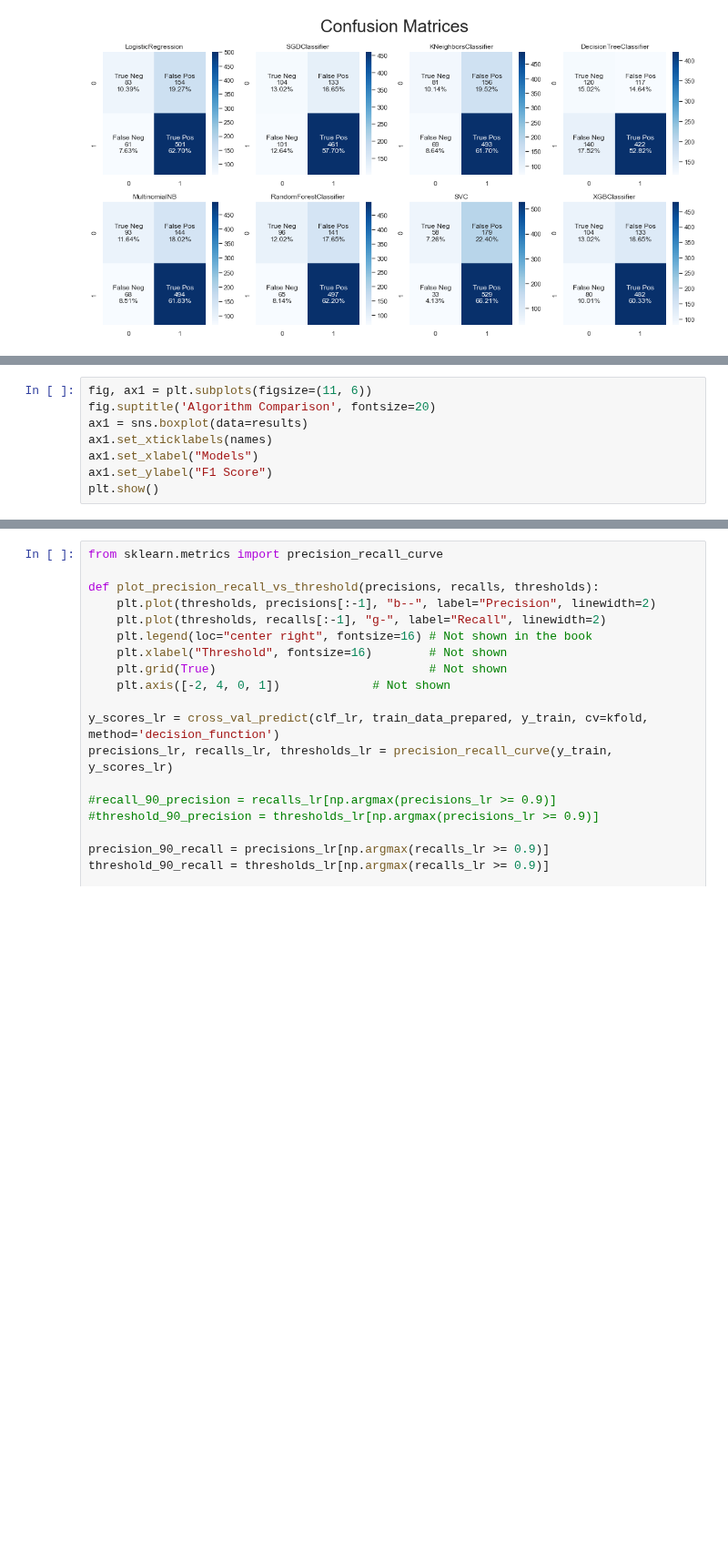
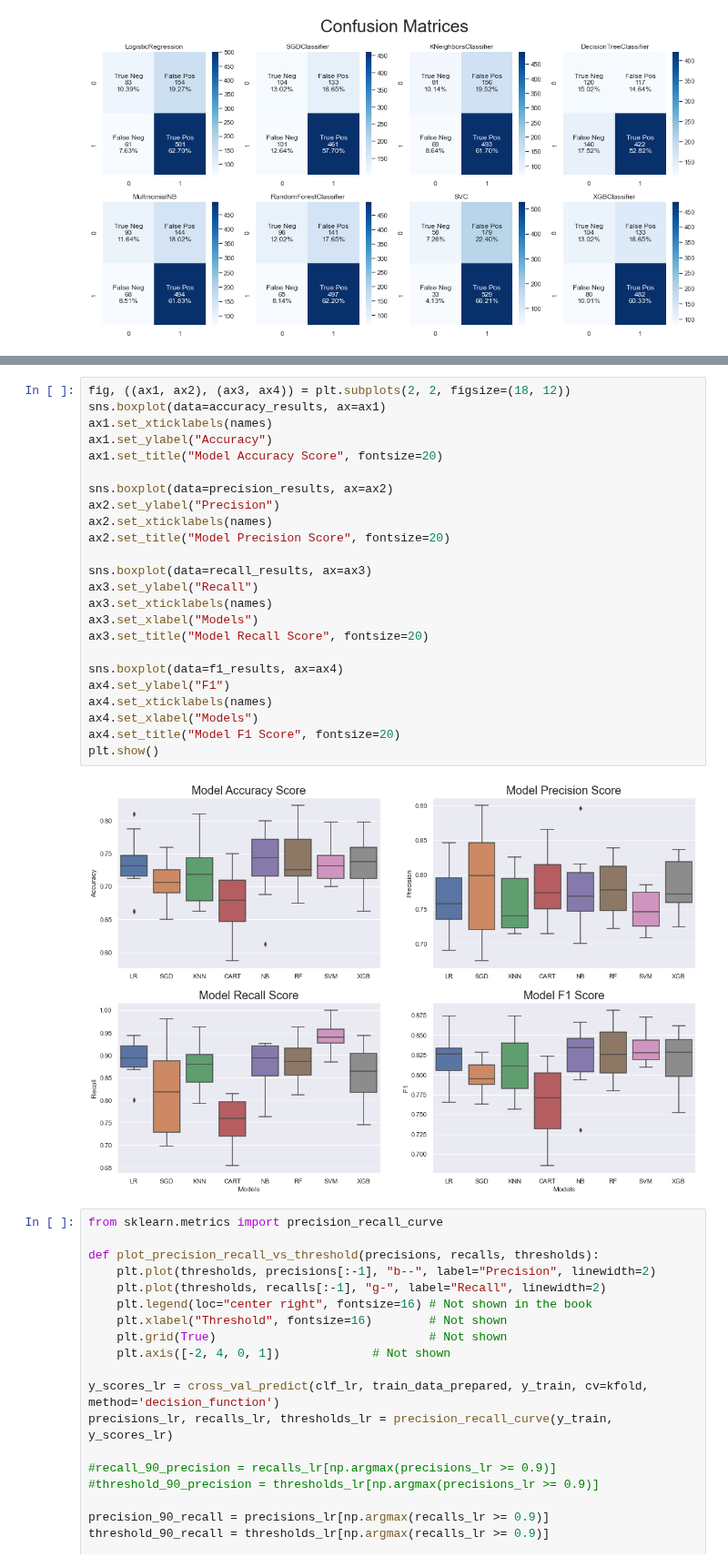
Before and after one commit to jpzambranoleon/german-credit-data-project, a Jupyter notebook: model.ipynb, the cells around one changed output, grey strips where cells are left out. Shown at 91% size. Saved outputs shown, nothing was run; the diff lists cells and outputs as text; blank space fills up the shorter version.

```diff
--- a/model.ipynb
+++ b/model.ipynb
@@ -258,8 +248,0 @@ XGB: 0.817732 (0.034031)
-# %%
-fig, ax1 = plt.subplots(figsize=(11, 6))
-fig.suptitle('Algorithm Comparison', fontsize=20)
-ax1 = sns.boxplot(data=results)
-ax1.set_xticklabels(names)
-ax1.set_xlabel("Models")
-ax1.set_ylabel("F1 Score")
-plt.show()
@@ -268,3 +327,29 @@ plt.show()
+# %%
+fig, ((ax1, ax2), (ax3, ax4)) = plt.subplots(2, 2, figsize=(18, 12))
+sns.boxplot(data=accuracy_results, ax=ax1)
+ax1.set_xticklabels(names)
+ax1.set_ylabel("Accuracy")
+ax1.set_title("Model Accuracy Score", fontsize=20)
+
+sns.boxplot(data=precision_results, ax=ax2)
+ax2.set_ylabel("Precision")
+ax2.set_xticklabels(names)
+ax2.set_title("Model Precision Score", fontsize=20)
+
+sns.boxplot(data=recall_results, ax=ax3)
+ax3.set_ylabel("Recall")
+ax3.set_xticklabels(names)
+ax3.set_xlabel("Models")
+ax3.set_title("Model Recall Score", fontsize=20)
+
+sns.boxplot(data=f1_results, ax=ax4)
+ax4.set_ylabel("F1")
+ax4.set_xticklabels(names)
+ax4.set_xlabel("Models")
+ax4.set_title("Model F1 Score", fontsize=20)
+plt.show()
+# %% [output]
+[figure, added]
 # %%
 from sklearn.metrics import precision_recall_curve
 
```
Also changed, not shown: parts of 4 cells of this notebook.
